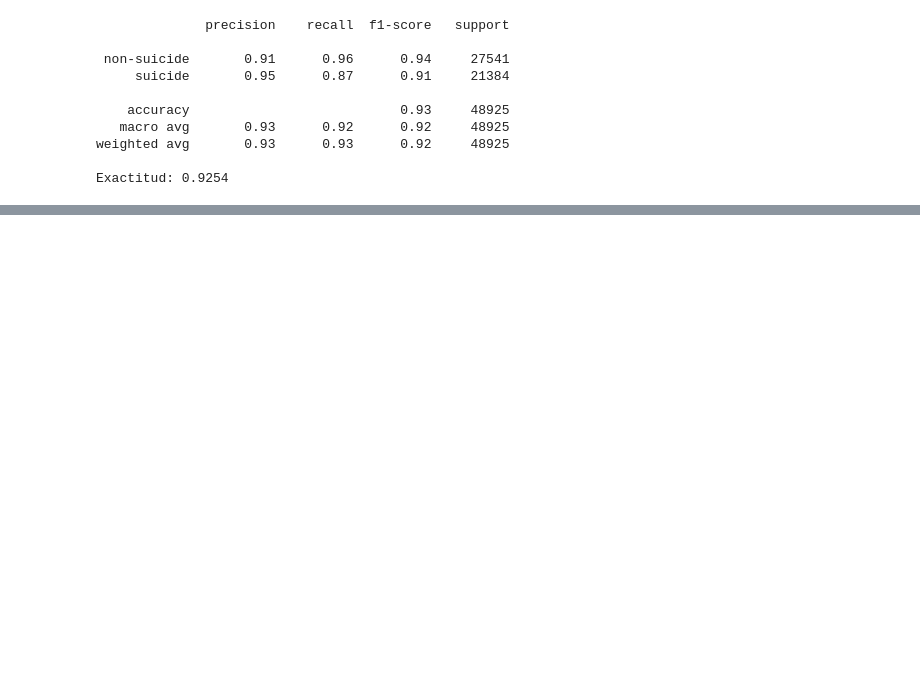
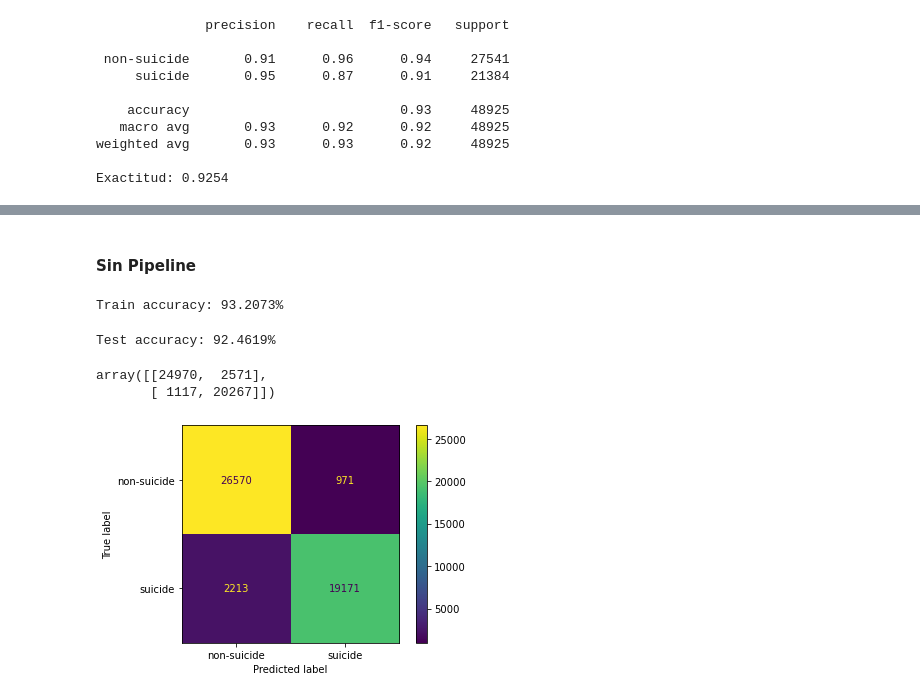
Before and after one commit to BI-G15/Proyecto1-2, a Jupyter notebook: Proyecto.ipynb, the cells around one changed output, grey strips where cells are left out. Cells and saved outputs as stored; diff of their text form; code cells hidden in the pictures; blank space fills up the shorter version.

```diff
--- a/Proyecto.ipynb
+++ b/Proyecto.ipynb
@@ -324,0 +417,2 @@ Exactitud: 0.9254
+# %% [markdown]
+#### Sin Pipeline
@@ -324,0 +422,24 @@ Exactitud: 0.9254
+# %%
+predicciones_train = classifier2.predict(train_X)
+accuracy = accuracy_score(train_labels, predicciones_train)
+print(f"Train accuracy: {accuracy:.4%}")
+# %% [output]
+Train accuracy: 93.2073%
+# %%
+predicciones_test = classifier2.predict(test_X)
+accuracy = accuracy_score(test_labels, predicciones_test)
+print(f"Test accuracy: {accuracy:.4%}")
+# %% [output]
+Test accuracy: 92.4619%
+# %%
+# Se genera la matriz de confusión
+confusion_matrix(test_labels, predicciones_test)
+# %% [output]
+array([[24970,  2571],
+       [ 1117, 20267]])
+# %%
+# Se puede visualizar la matriz de confusión
+plot_confusion_matrix(classifier, test_X, test_labels)
+plt.show()
+# %% [output]
+[figure, added]
```
Also changed, not shown: parts of 44 cells of this notebook.
